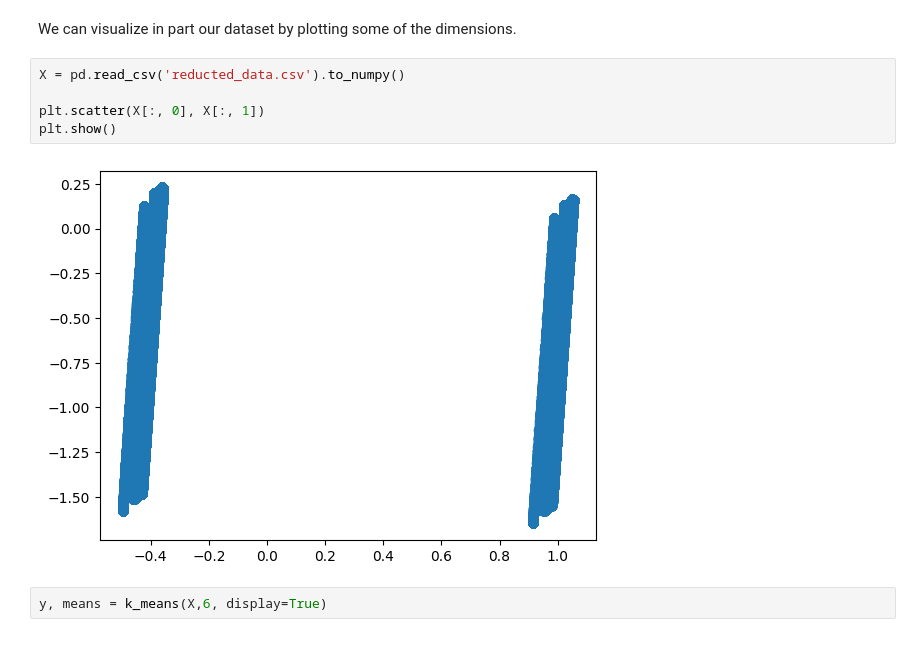
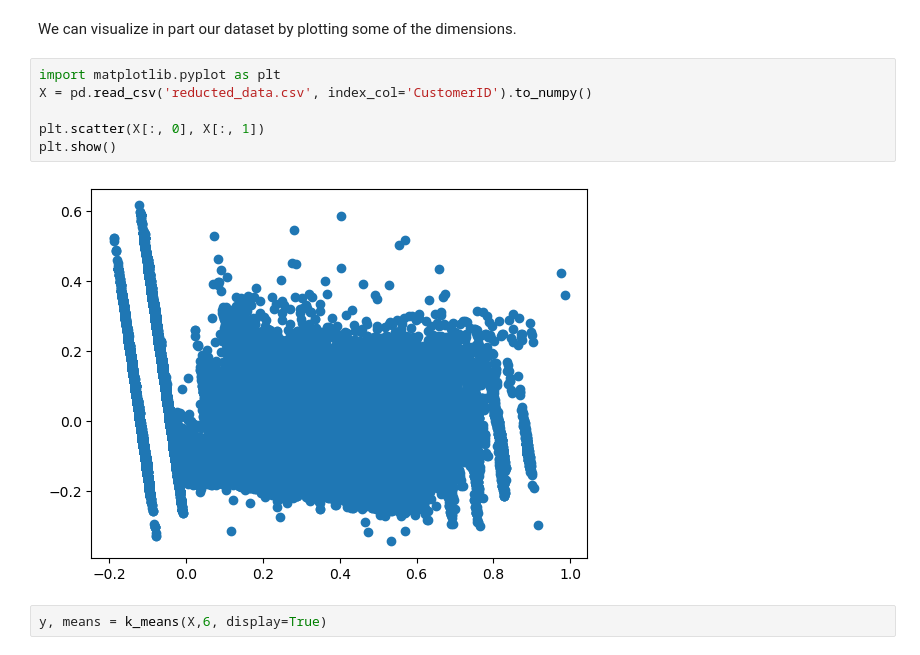
Before and after one commit to Mamiglia/ADM_HW_4, a Jupyter notebook: main.ipynb, the cells around one changed output. Cells and saved outputs as stored; diff of their text form.

Commit message:
fixed import of reducted data

```diff
--- a/main.ipynb
+++ b/main.ipynb
@@ -442,12 +428,13 @@ ValueError: Cannot run multiple SparkContexts at once; existing SparkContext(app
 # %% [markdown]
 We can visualize in part our dataset by plotting some of the dimensions.
 # %%
-X = pd.read_csv('reducted_data.csv').to_numpy()
+import matplotlib.pyplot as plt
+X = pd.read_csv('reducted_data.csv', index_col='CustomerID').to_numpy()
 
 plt.scatter(X[:, 0], X[:, 1])
 plt.show()
 # %% [output]
-[figure, old version]
+[figure, new version]
 # %%
 y, means = k_means(X,6, display=True)
 # %% [output]
```
Also changed, not shown: parts of 7 cells of this notebook.
